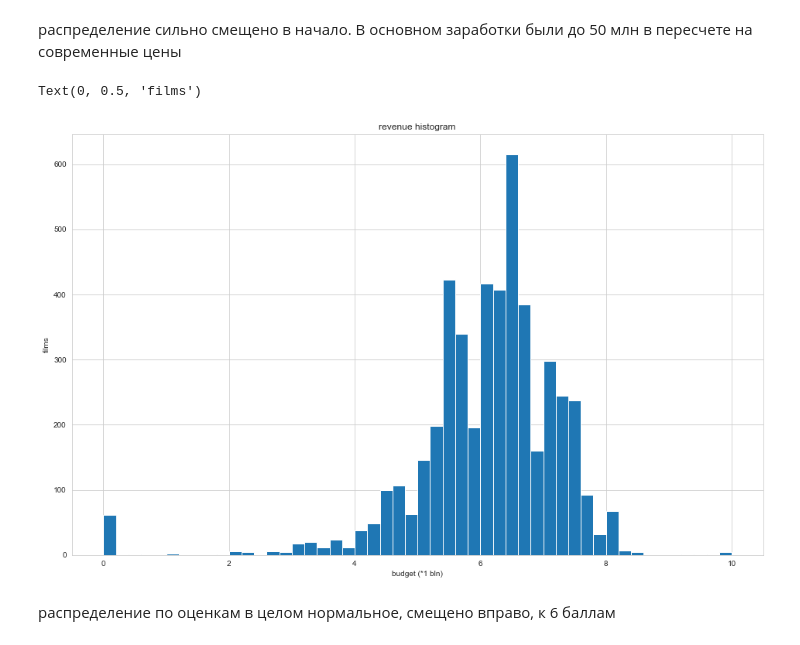
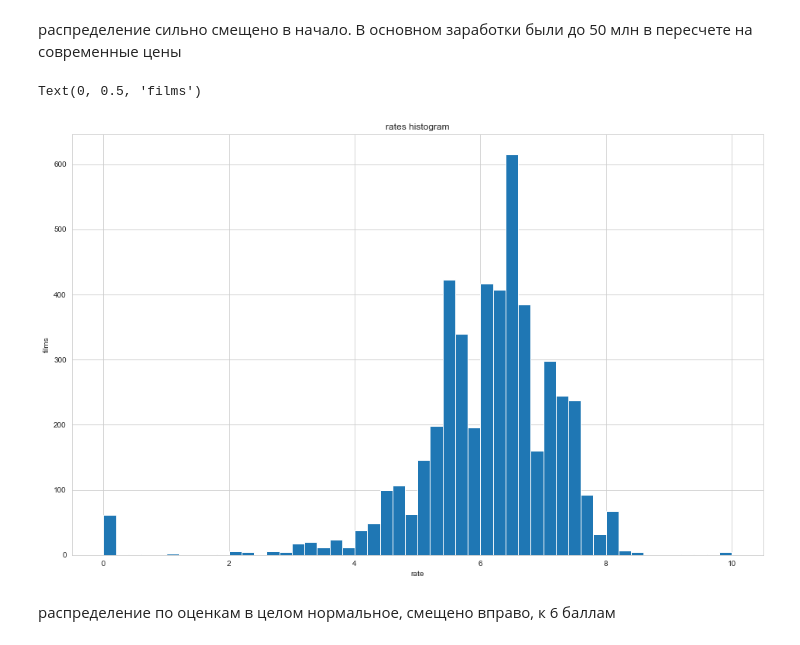
Before and after one commit to alexmarr32167/pyda-8, a Jupyter notebook: PYDA-viz.ipynb, the cells around one changed output. Drawn from its saved outputs; the diff is of its cells as text; code cells hidden in the pictures.

```diff
--- a/PYDA-viz.ipynb
+++ b/PYDA-viz.ipynb
@@ -1095,14 +1097,14 @@ Text(0, 0.5, 'films')
 # %%
 # 5 - гистограмма оценок
 
 financials = movies[['year', 'vote_average']]
 
 his = financials.vote_average.hist(bins=50)
-his.set_title('revenue histogram')
-his.set_xlabel('budget (*1 bln)')
+his.set_title('rates histogram')
+his.set_xlabel('rate')
 his.set_ylabel('films')
 # %% [output]
 Text(0, 0.5, 'films')
-[figure, old version]
+[figure, new version]
 # %% [markdown]
 распределение по оценкам в целом нормальное, смещено вправо, к 6 баллам
```
Also changed, not shown: parts of 1 cell of this notebook.
